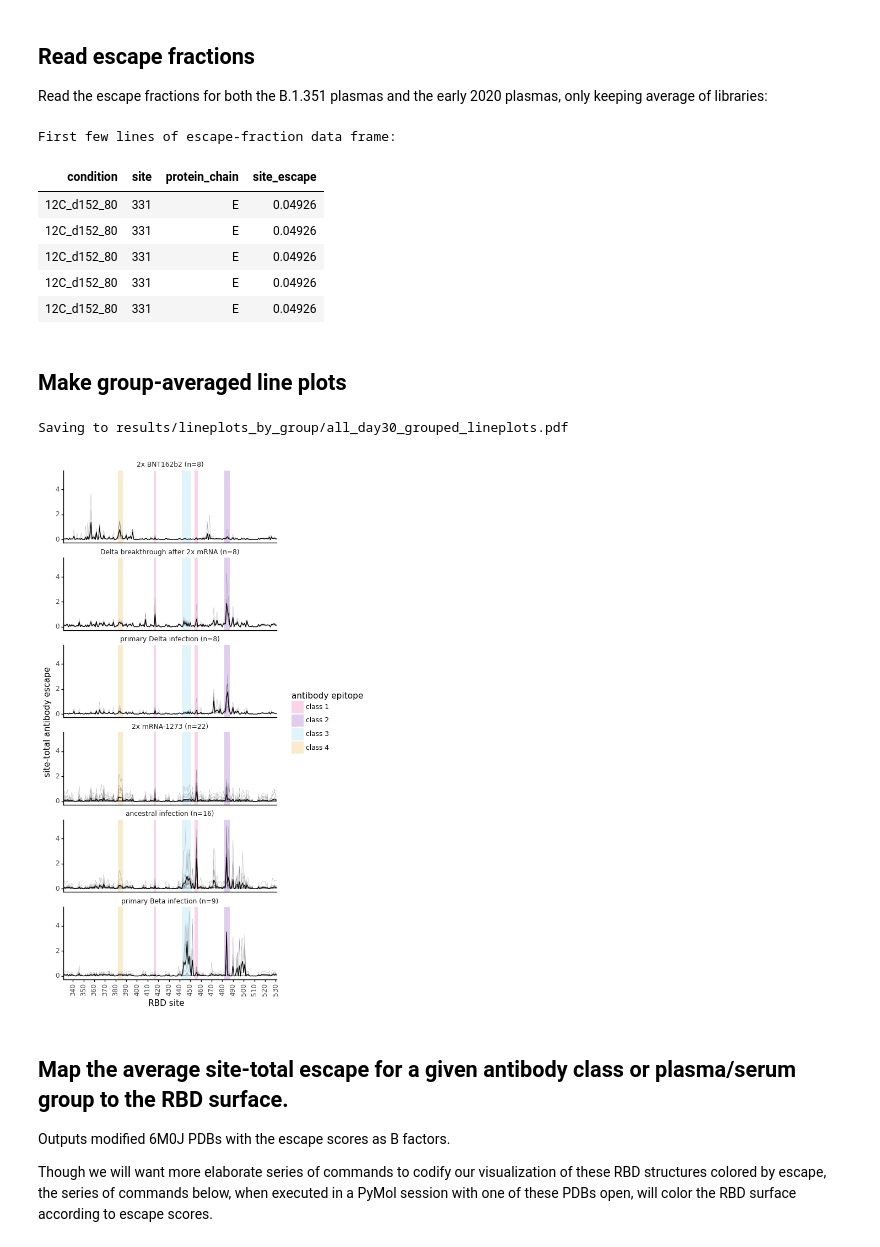
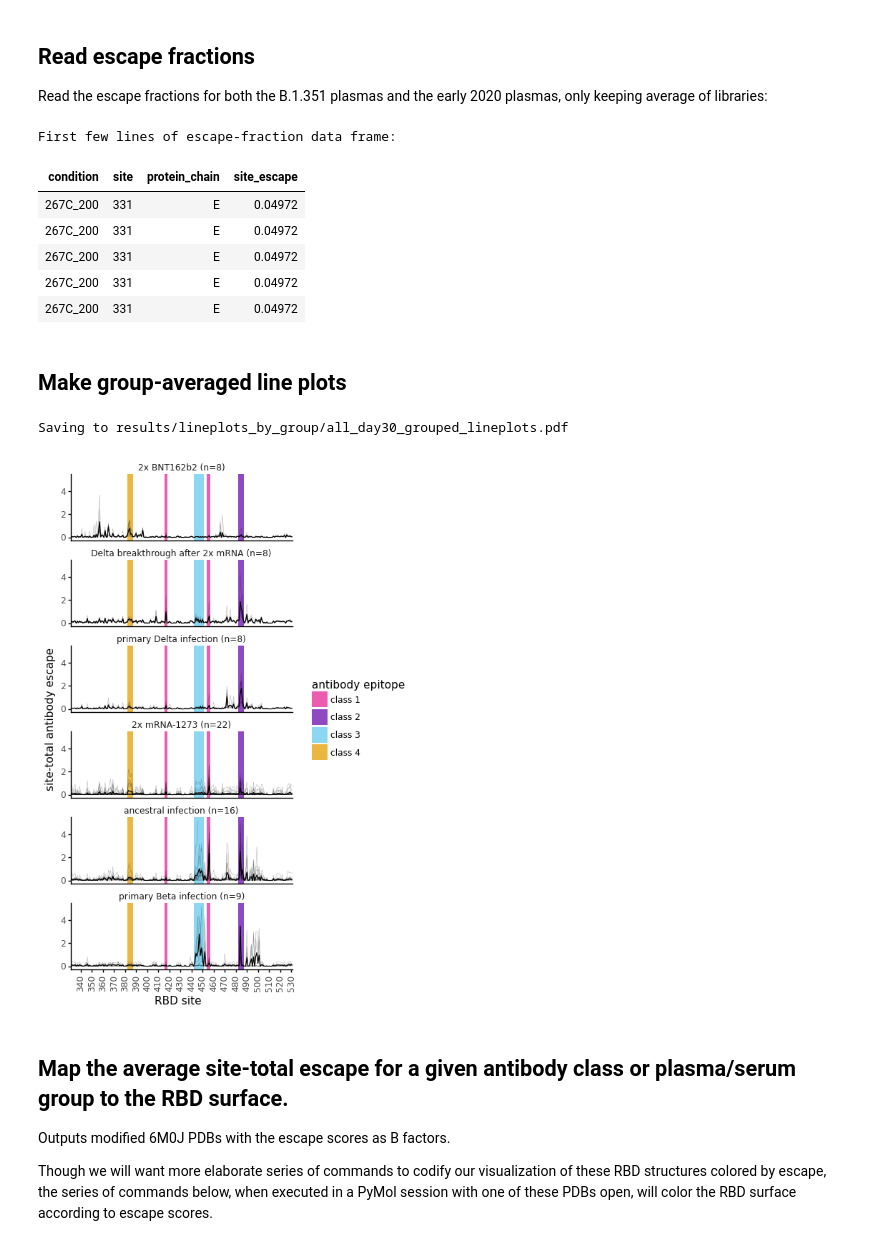
Before and after one commit to jbloomlab/SARS-CoV-2-RBD_Delta, a Jupyter notebook: lineplots_by_group.ipynb, the cells around one changed output. Drawn from its saved outputs; the diff is of its cells as text; code cells hidden in the pictures.

```diff
--- a/lineplots_by_group.ipynb
+++ b/lineplots_by_group.ipynb
@@ -40,15 +40,9 @@ os.makedirs(results_dir, exist_ok=True)
 ## Read escape fractions
 Read the escape fractions for both the B.1.351 plasmas and the early 2020 plasmas, only keeping average of libraries:
 # %%
-escape_frac_files = [config['early2020_escape_fracs'],
-                     config['beta_escape_fracs'],
-                     config['escape_fracs']
-                    ]
-
-site_metrics = {config['early2020_escape_fracs']: config['early2020_site_metric'],
-                config['escape_fracs']: config['site_metric'],
-                config['beta_escape_fracs']: config['beta_site_metric'],
-               }
+escape_frac_types = config['escape_frac_files']
+escape_frac_files = [config[f] for f in escape_frac_types]
+site_metrics = {config[f]:config[f'{f[:-12]}site_metric'] for f in escape_frac_types}
 
 escape_fracs_dfs = []
 
@@ -94,11 +88,11 @@ display(HTML(escape_fracs.head().to_html(index=False)))
 # %% [output]
 First few lines of escape-fraction data frame:
 | condition | site | protein_chain | site_escape |
-| 12C_d152_80 | 331 | E | 0.04926 |
-| 12C_d152_80 | 331 | E | 0.04926 |
-| 12C_d152_80 | 331 | E | 0.04926 |
-| 12C_d152_80 | 331 | E | 0.04926 |
-| 12C_d152_80 | 331 | E | 0.04926 |
+| 267C_200 | 331 | E | 0.04972 |
+| 267C_200 | 331 | E | 0.04972 |
+| 267C_200 | 331 | E | 0.04972 |
+| 267C_200 | 331 | E | 0.04972 |
+| 267C_200 | 331 | E | 0.04972 |
 # %% [markdown]
 ## Make group-averaged line plots
 # %%
@@ -157,6 +151,8 @@ for supergroup, subgroup in line_plot_config.items():
         return list(range(start, end + 1, site_break_freq))
 
     # make plot
+    ncol=1
+
     p = (ggplot(df_with_mean
                 .assign(group_name=lambda x: pd.Categorical(x['group_name'], ordered=True,
                                                             categories=subgroup.keys()
@@ -174,40 +170,40 @@ for supergroup, subgroup in line_plot_config.items():
                                ymax=np.inf,
                                fill='antibody_class',
                               ),
-                   alpha=0.2,
+                   alpha=0.75,
                    inherit_aes=False,
                   ) +
 
          geom_line() +
-         facet_wrap('~ group_name', ncol=1) +
+         facet_wrap('~ group_name', ncol=ncol) +
          theme_classic() +
-         theme(figure_size=(5, 2 * df_with_mean['group_name'].nunique()),
+         theme(figure_size=(4*ncol, 1.5 * df_with_mean['group_name'].nunique()),
                axis_text_x=element_text(rotation=90, hjust=0.5),
                strip_background=element_blank(),
                ) +
          scale_x_continuous(expand=(0, 0), breaks=get_site_breaks) +
          scale_y_continuous(limits=(None, (df_with_mean.query('is_mean')['site_escape'].max()*1.5))) +
          scale_alpha_discrete(range=(0.25, 1)) +  # transparency of individual and mean lines
          scale_size_manual(values=(0.25, 0.5)) +  # size of individual and mean lines
          scale_color_manual(values=['#e52794', '#6a0dad', '#66ccee', '#E69F00']) +
          scale_fill_manual(values=['#e52794', '#6a0dad', '#66ccee', '#E69F00']) +
          guides(alpha=False, size=False, )+ #color=False, fill=False
          labs(x="RBD site",
               y="site-total antibody escape",
               color='antibody epitope',
               fill='antibody epitope',
              )
          )
 
 
     plotfile = f'{results_dir}/{supergroup}_grouped_lineplots.pdf'
     print(f"Saving to {plotfile}")
     p.save(plotfile, verbose=False)
 
     _ = p.draw()
 # %% [output]
 Saving to results/lineplots_by_group/all_day30_grouped_lineplots.pdf
-[figure, old version]
+[figure, new version]
 # %% [markdown]
 ## Map the average site-total escape for a given antibody class or plasma/serum group to the RBD surface.
 
```
Also changed, not shown: 1 other file.
